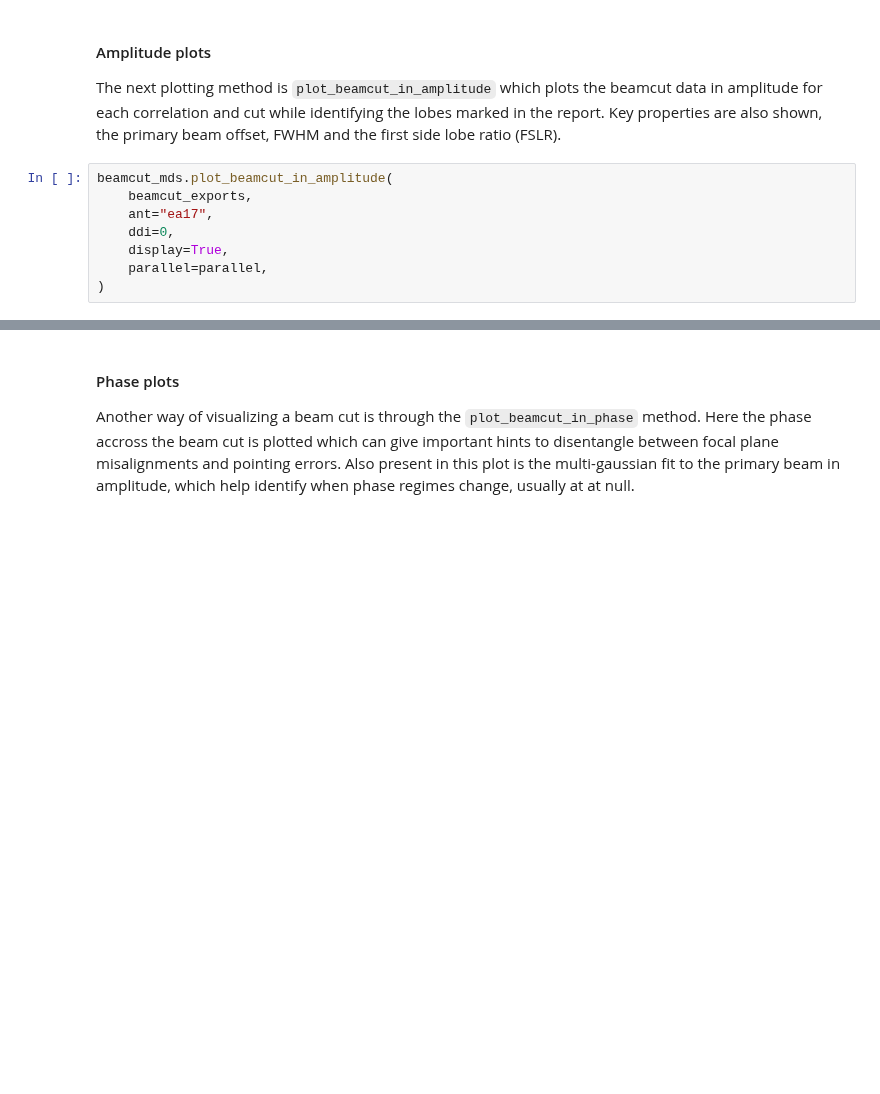
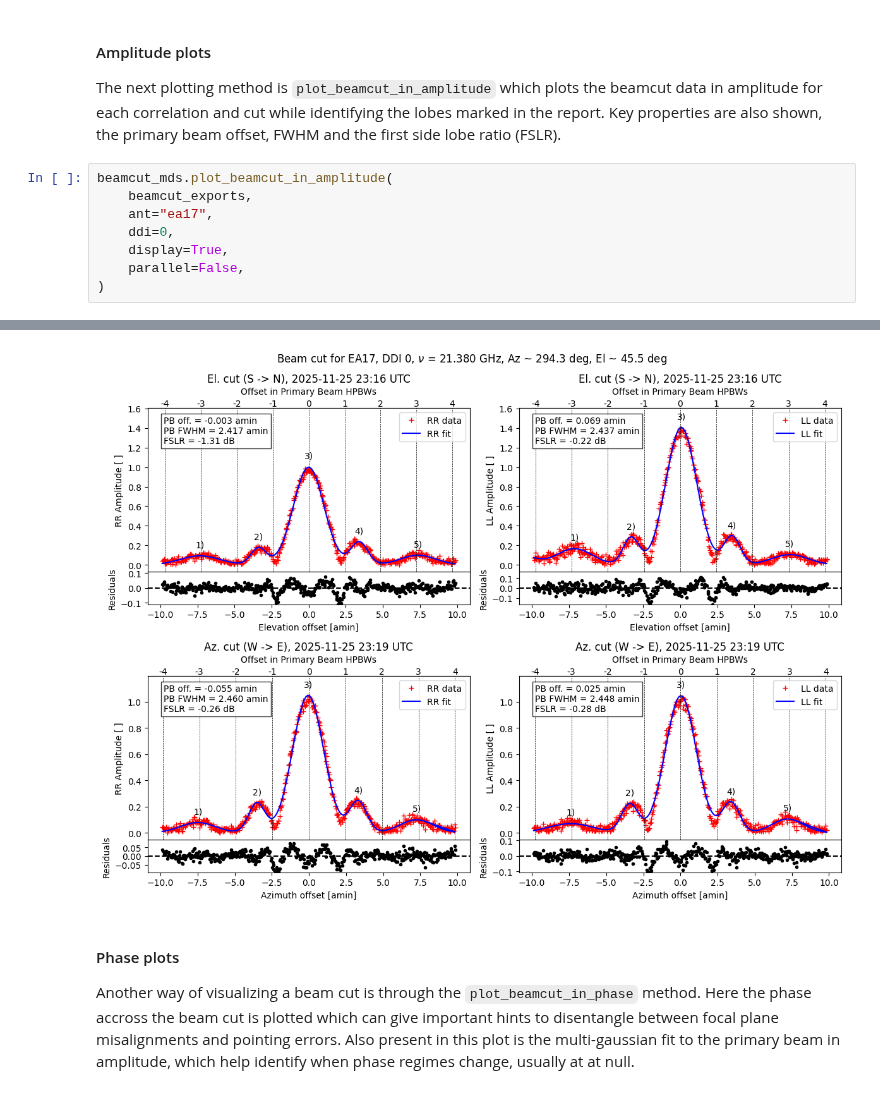
Before and after one commit to nrao/astrohack, a Jupyter notebook: docs/tutorials/beamcut_tutorial.ipynb, the cells around one changed output, grey strips where cells are left out. Saved outputs shown, nothing was run; the diff lists cells and outputs as text; blank space fills up the shorter version.

```diff
--- a/docs/tutorials/beamcut_tutorial.ipynb
+++ b/docs/tutorials/beamcut_tutorial.ipynb
@@ -248,6 +252,6 @@ beamcut_mds.plot_beamcut_in_amplitude(
     ant="ea17",
     ddi=0,
     display=True,
-    parallel=parallel,
+    parallel=False,
 )
 # %% [output]
@@ -255,3 +259,4 @@ beamcut_mds.plot_beamcut_in_amplitude(
+[figure, added]
 # %% [markdown]
 #### Phase plots
 
```
Also changed, not shown: parts of 11 cells of this notebook, 4 other files.
